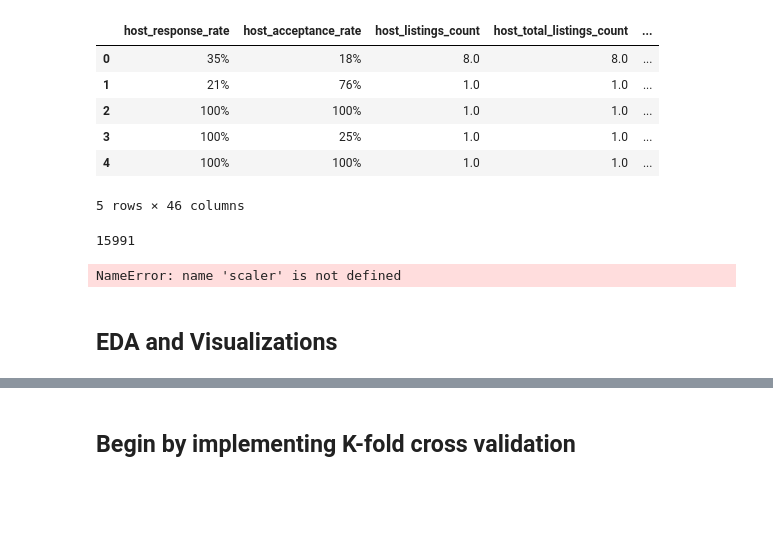
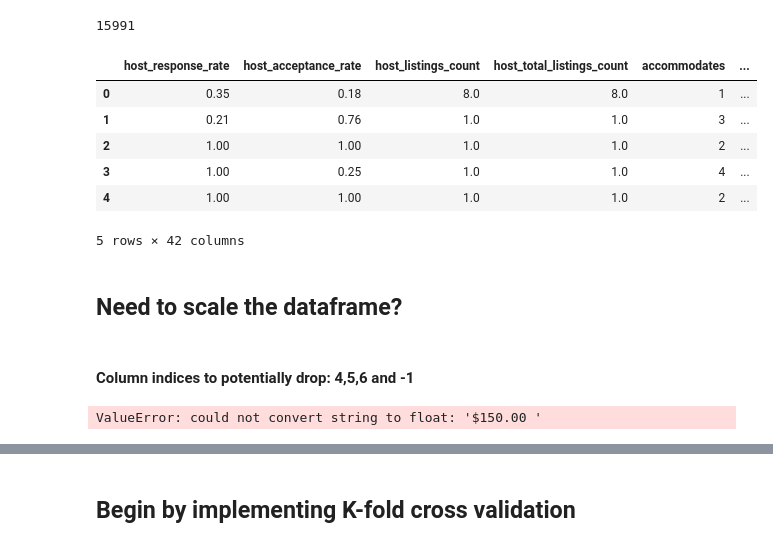
Before and after one commit to Lupercio421/STAT-724, a Jupyter notebook: Final_Project/Linear_Regression.ipynb, the cells around one changed output, grey strips where cells are left out. Drawn from its saved outputs; the diff is of its cells as text; code cells hidden in the pictures; blank space fills up the shorter version.

Commit message:
more data cleaning

```diff
--- a/Final_Project/Linear_Regression.ipynb
+++ b/Final_Project/Linear_Regression.ipynb
@@ -31,20 +35,9 @@ import os
 #UP_DIR = '/Users/daniel421/Desktop/STAT_724/ISLR_data'
 csv_file = os.path.join(PROJECT_ROOT_DIR,'listings_5.csv')
 abnb = pd.read_csv(csv_file, low_memory=False)
-abnb.head()
+abnb = pd.DataFrame(data = abnb)
+abnb = abnb.drop(abnb.columns[[4,5,6,-1]], axis = 1)
-# %% [output]
-|  | host_response_rate | host_acceptance_rate | host_listings_count | host_total_listings_count | ... |
-| 0 | 35% | 18% | 8.0 | 8.0 | ... |
-| 1 | 21% | 76% | 1.0 | 1.0 | ... |
-| 2 | 100% | 100% | 1.0 | 1.0 | ... |
-| 3 | 100% | 25% | 1.0 | 1.0 | ... |
-| 4 | 100% | 100% | 1.0 | 1.0 | ... |
-5 rows × 46 columns
 # %%
 len(abnb)
 # %% [output]
 15991
-# %%
-scaler.fit_transform(abnb)
-# %% [output]
-NameError: name 'scaler' is not defined
@@ -51,4 +49,36 @@ NameError: name 'scaler' is not defined
+# %%
+# abnb['host_response_rate'] = abnb['host_response_rate'].astype(float, errors = 'raise')
+# abnb['host_response_rate'] = pd.to_numeric(abnb['host_response_rate'], errors='coerce')
+# abnb['host_response_rate'] = (abnb['host_response_rate'].str.strip('%').astype(float))
+# abnb['host_response_rate'] = abnb['host_response_rate']/100
+# abnb['host_acceptance_rate'] = (abnb['host_acceptance_rate'].str.strip('%').astype(float))
+# abnb['host_acceptance_rate'] = abnb['host_acceptance_rate']/100
+# print(abnb.info())
+(abnb.head())
+# %% [output]
+|  | host_response_rate | host_acceptance_rate | host_listings_count | host_total_listings_count | accommodates | ... |
+| 0 | 0.35 | 0.18 | 8.0 | 8.0 | 1 | ... |
+| 1 | 0.21 | 0.76 | 1.0 | 1.0 | 3 | ... |
+| 2 | 1.00 | 1.00 | 1.0 | 1.0 | 2 | ... |
+| 3 | 1.00 | 0.25 | 1.0 | 1.0 | 4 | ... |
+| 4 | 1.00 | 1.00 | 1.0 | 1.0 | 2 | ... |
+5 rows × 42 columns
+# %% [markdown]
+## Need to scale the dataframe?
+# %% [markdown]
+#### Column indices to potentially drop: 4,5,6 and -1
+# %%
+# rescaling the variables (both)
+abnb_columns = abnb.columns
+scaler = MinMaxScaler()
+abnb = scaler.fit_transform(abnb)
+
+# rename columns (since now its an np array)
+abnb = pd.DataFrame(abnb)
+abnb.columns = abnb_columns
+
+abnb.head()
+# %% [output]
+ValueError: could not convert string to float: '$150.00 '
 # %%
 import plotly.express as px
-# %% [markdown]
-## EDA and Visualizations
```
Also changed, not shown: parts of 8 cells of this notebook, 3 other files.
